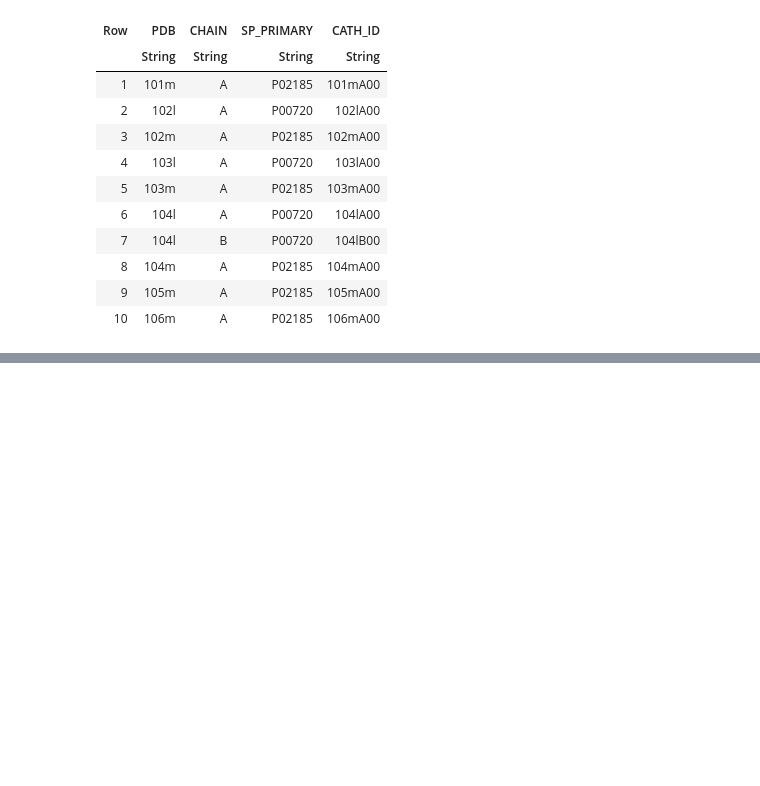
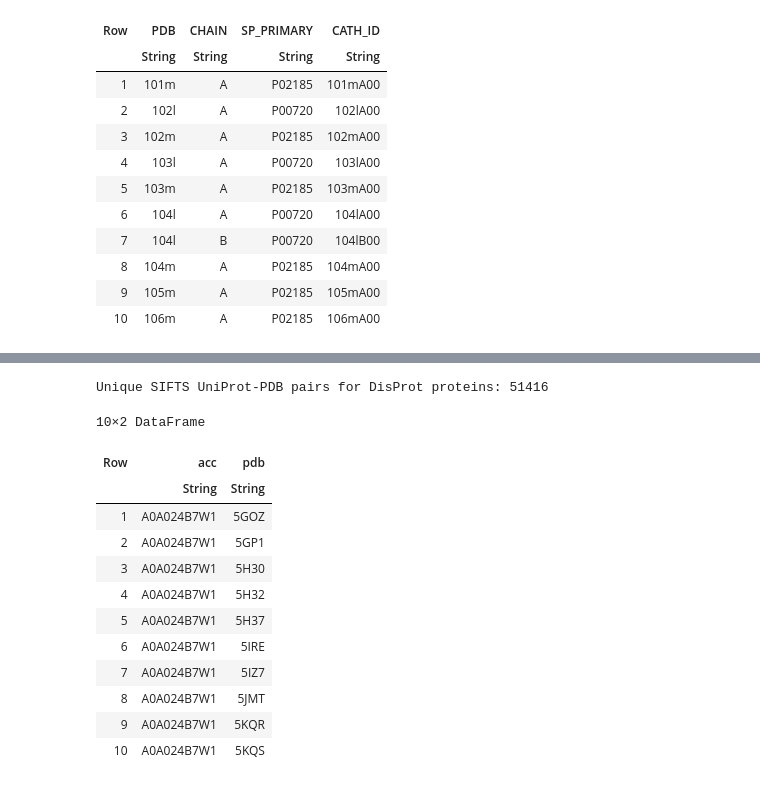
Before and after one commit to diegozea/IDRBindingDataset.jl, a Jupyter notebook: scripts/04_first_stats.ipynb, the cells around one changed output, grey strips where cells are left out. Cells and saved outputs as stored; diff of their text form; code cells hidden in the pictures; blank space fills up the shorter version.

Commit message:
DisProt PDB mapping

```diff
--- a/scripts/04_first_stats.ipynb
+++ b/scripts/04_first_stats.ipynb
@@ -316,0 +307,35 @@ first(SIFTS_CATH_UNIPROT_DF, 10)
+# %%
+# Build UniProt-PDB pairs from SIFTS, restricted to DisProt UniProt IDs.
+# DataFrames idiom: subset rows first, then select/rename the join-key columns.
+sifts_for_disprot = subset(
+    SIFTS_UNIPROT_DF,
+    :SP_PRIMARY => ByRow(in(DISPROT_UNIPROT_ID_SET)),
+)
+
+# Select and rename the relevant columns
+sifts_for_disprot = select(
+    sifts_for_disprot,
+    :SP_PRIMARY => :acc,
+    :PDB => ByRow(x -> uppercase(strip(x))) => :pdb,
+)
+
+const SIFTS_UNIPROT_PDB_MAP = unique(sifts_for_disprot, [:acc, :pdb])
+sort!(SIFTS_UNIPROT_PDB_MAP, [:acc, :pdb])
+
+println("Unique SIFTS UniProt-PDB pairs for DisProt proteins: $(nrow(SIFTS_UNIPROT_PDB_MAP))")
+first(SIFTS_UNIPROT_PDB_MAP, 10)
+# %% [output]
+Unique SIFTS UniProt-PDB pairs for DisProt proteins: 51416
+10×2 DataFrame
+| Row | acc | pdb |
+|  | String | String |
+| 1 | A0A024B7W1 | 5GOZ |
+| 2 | A0A024B7W1 | 5GP1 |
+| 3 | A0A024B7W1 | 5H30 |
+| 4 | A0A024B7W1 | 5H32 |
+| 5 | A0A024B7W1 | 5H37 |
+| 6 | A0A024B7W1 | 5IRE |
+| 7 | A0A024B7W1 | 5IZ7 |
+| 8 | A0A024B7W1 | 5JMT |
+| 9 | A0A024B7W1 | 5KQR |
+| 10 | A0A024B7W1 | 5KQS |
```
Also changed, not shown: parts of 11 cells of this notebook.
